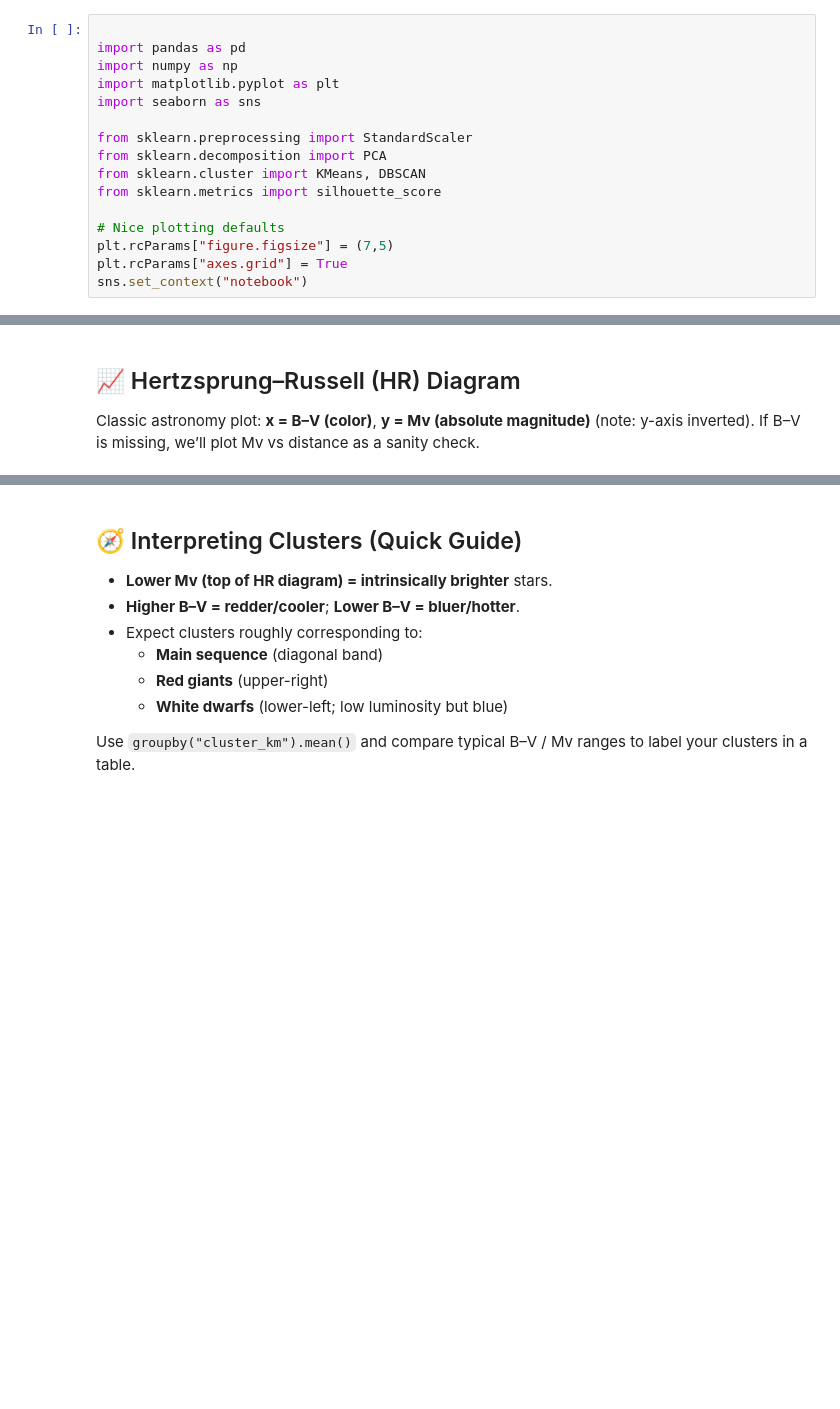
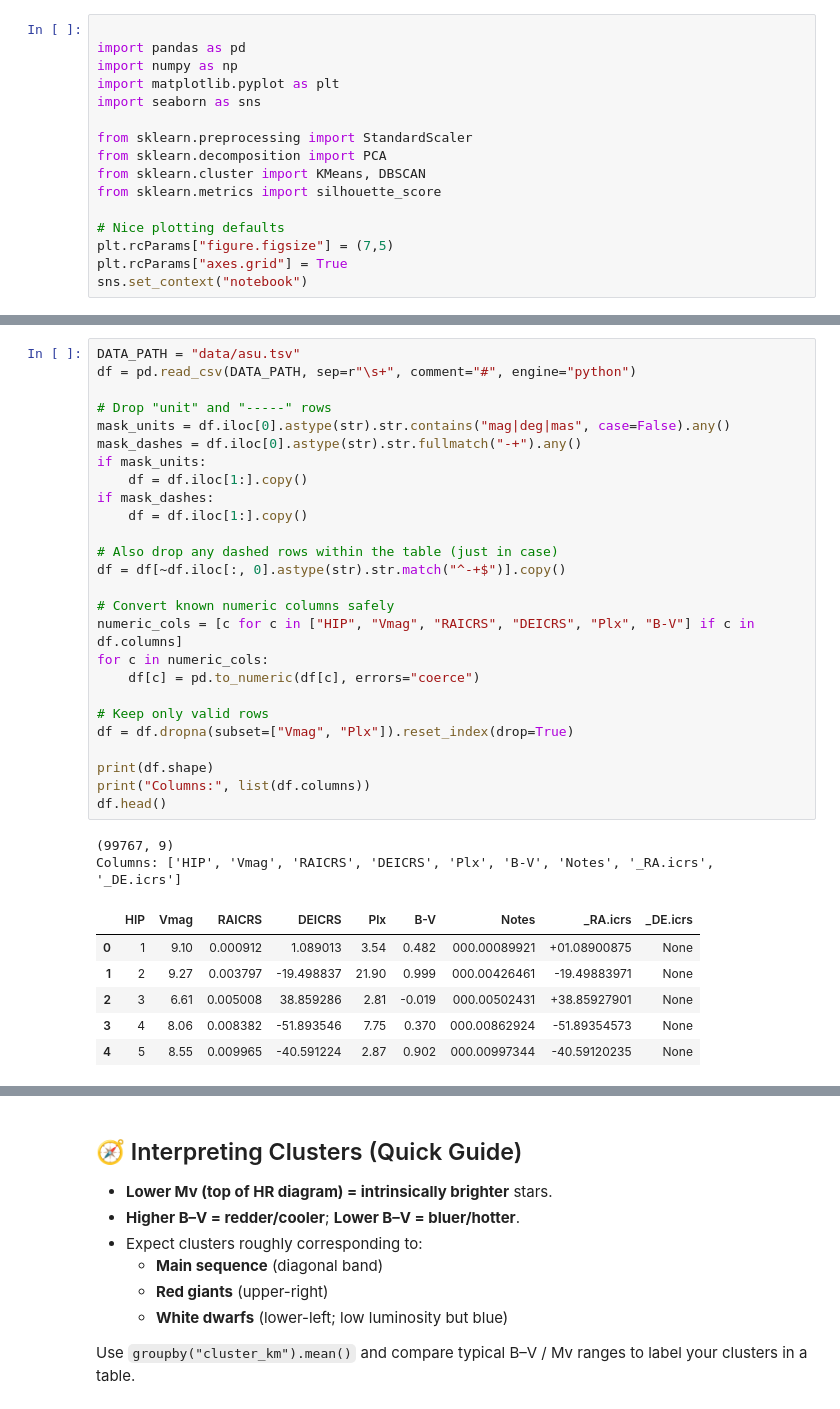
Before and after one commit to dinarazhorabek/astronomy_data_analysis, a Jupyter notebook: Hipparcos_Clustering_Starter.ipynb, the cells around one changed output, grey strips where cells are left out. Cells and saved outputs as stored; diff of their text form; blank space fills up the shorter version.

```diff
--- a/Hipparcos_Clustering_Starter.ipynb
+++ b/Hipparcos_Clustering_Starter.ipynb
@@ -137,6 +17,35 @@ df[key_feats].describe()
-# %% [markdown]
-
-## 📈 Hertzsprung–Russell (HR) Diagram
-
-Classic astronomy plot: **x = B–V (color)**, **y = Mv (absolute magnitude)** (note: y-axis inverted).
-If B–V is missing, we’ll plot Mv vs distance as a sanity check.
+# %%
+DATA_PATH = "data/asu.tsv"
+df = pd.read_csv(DATA_PATH, sep=r"\s+", comment="#", engine="python")
+
+# Drop "unit" and "-----" rows
+mask_units = df.iloc[0].astype(str).str.contains("mag|deg|mas", case=False).any()
+mask_dashes = df.iloc[0].astype(str).str.fullmatch("-+").any()
+if mask_units:
+    df = df.iloc[1:].copy()
+if mask_dashes:
+    df = df.iloc[1:].copy()
+
+# Also drop any dashed rows within the table (just in case)
+df = df[~df.iloc[:, 0].astype(str).str.match("^-+$")].copy()
+
+# Convert known numeric columns safely
+numeric_cols = [c for c in ["HIP", "Vmag", "RAICRS", "DEICRS", "Plx", "B-V"] if c in df.columns]
+for c in numeric_cols:
+    df[c] = pd.to_numeric(df[c], errors="coerce")
+
+# Keep only valid rows
+df = df.dropna(subset=["Vmag", "Plx"]).reset_index(drop=True)
+
+print(df.shape)
+print("Columns:", list(df.columns))
+df.head()
+# %% [output]
+(99767, 9)
+Columns: ['HIP', 'Vmag', 'RAICRS', 'DEICRS', 'Plx', 'B-V', 'Notes', '_RA.icrs', '_DE.icrs']
+|  | HIP | Vmag | RAICRS | DEICRS | Plx | B-V | Notes | _RA.icrs | _DE.icrs |
+| 0 | 1 | 9.10 | 0.000912 | 1.089013 | 3.54 | 0.482 | 000.00089921 | +01.08900875 | None |
+| 1 | 2 | 9.27 | 0.003797 | -19.498837 | 21.90 | 0.999 | 000.00426461 | -19.49883971 | None |
+| 2 | 3 | 6.61 | 0.005008 | 38.859286 | 2.81 | -0.019 | 000.00502431 | +38.85927901 | None |
+| 3 | 4 | 8.06 | 0.008382 | -51.893546 | 7.75 | 0.370 | 000.00862924 | -51.89354573 | None |
+| 4 | 5 | 8.55 | 0.009965 | -40.591224 | 2.87 | 0.902 | 000.00997344 | -40.59120235 | None |
```
Also changed, not shown: parts of 28 cells of this notebook, 2 other files.
